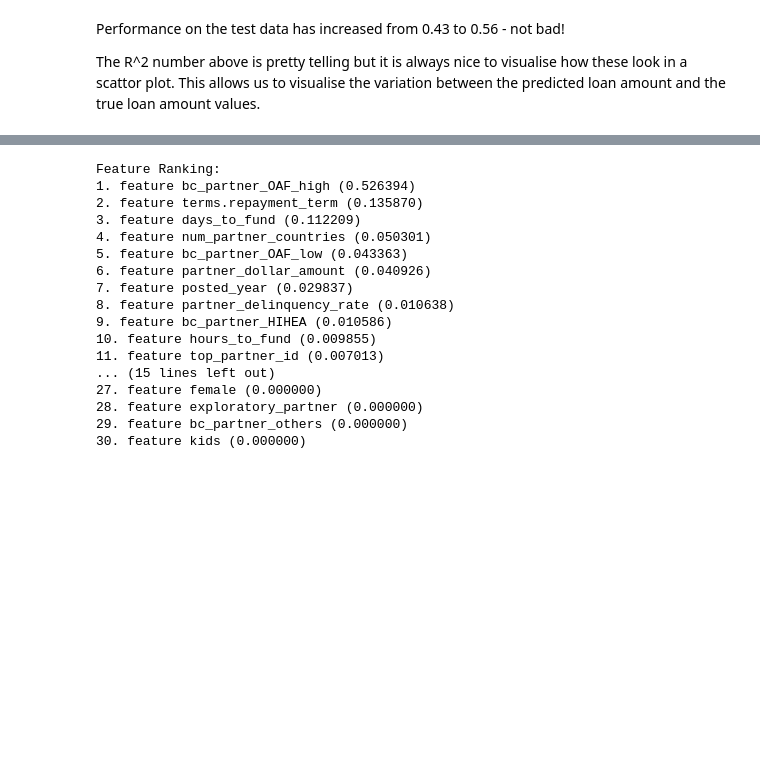
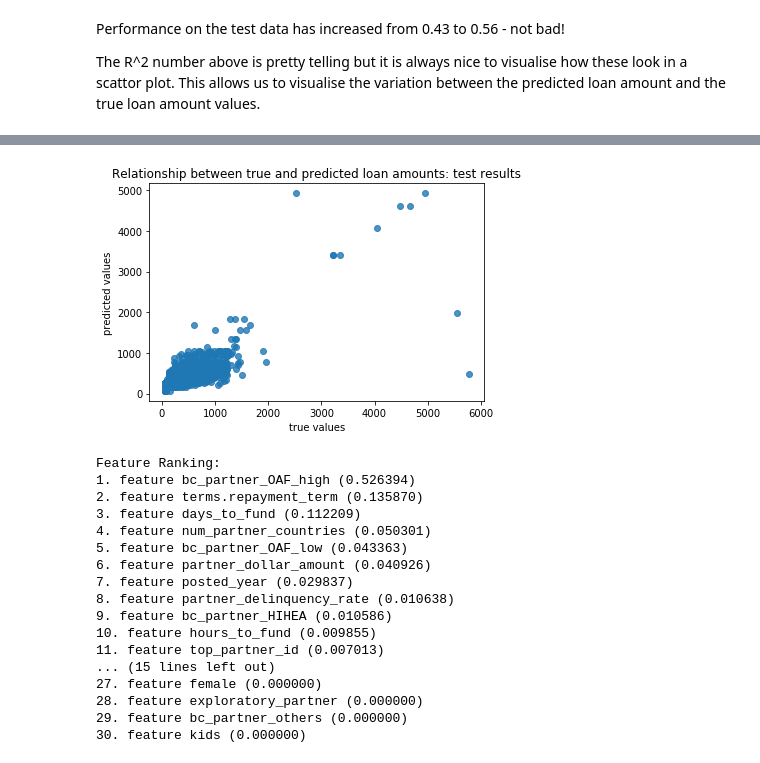
Before and after one commit to DeltaAnalytics/machine_learning_for_good, a Jupyter notebook: module_4_decision_trees/4_1_decision_trees.ipynb, the cells around one changed output, grey strips where cells are left out. Drawn from its saved outputs; the diff is of its cells as text; code cells hidden in the pictures; blank space fills up the shorter version.

```diff
--- a/module_4_decision_trees/4_1_decision_trees.ipynb
+++ b/module_4_decision_trees/4_1_decision_trees.ipynb
@@ -266,12 +273,8 @@ The R^2 number above is pretty telling but it is always nice to visualise how th
 # %%
 # plotting a graph of the true values vs the predicted values for the training and test datasets
 def plot_y_yhat_scatter(y_actual,y_predicted,train_test):
-    fig = plt.figure(figsize=(6, 6))
-    plt.scatter(y_actual, y_predicted, alpha=0.5)
-    plt.xlabel('True value')
-    plt.ylabel('Predicted value')
-    plt.title("relationship between True Y and predicted Y* loan amount ({0} dataset)".format(train_test))
-    plt.show()
-
-plot_y_yhat_scatter(y_train, trained_regressor.predict(X_train),train_test = "training")
-plot_y_yhat_scatter(y_test, trained_regressor.predict(X_test),train_test = "testing")
+    ax = sns.regplot(x=y_actual, y=y_predicted, fit_reg=False)
+    ax.set_xlabel('true values')
+    ax.set_ylabel('predicted values')
+    ax.set_title('Relationship between true and predicted loan amounts: '+train_test+' results')
+    pass
@@ -294,3 +285,7 @@ Then all we can take away is that feature A is more explains more variance then
+# %%
+plot_y_yhat_scatter(y_test, trained_regressor.predict(X_test),train_test = "test")
+# %% [output]
+[figure, added]
 # %%
 # Get the feature importances from our final trained model...
 importances = trained_regressor.feature_importances_
```
Also changed, not shown: parts of 19 cells of this notebook, 1 other file.
